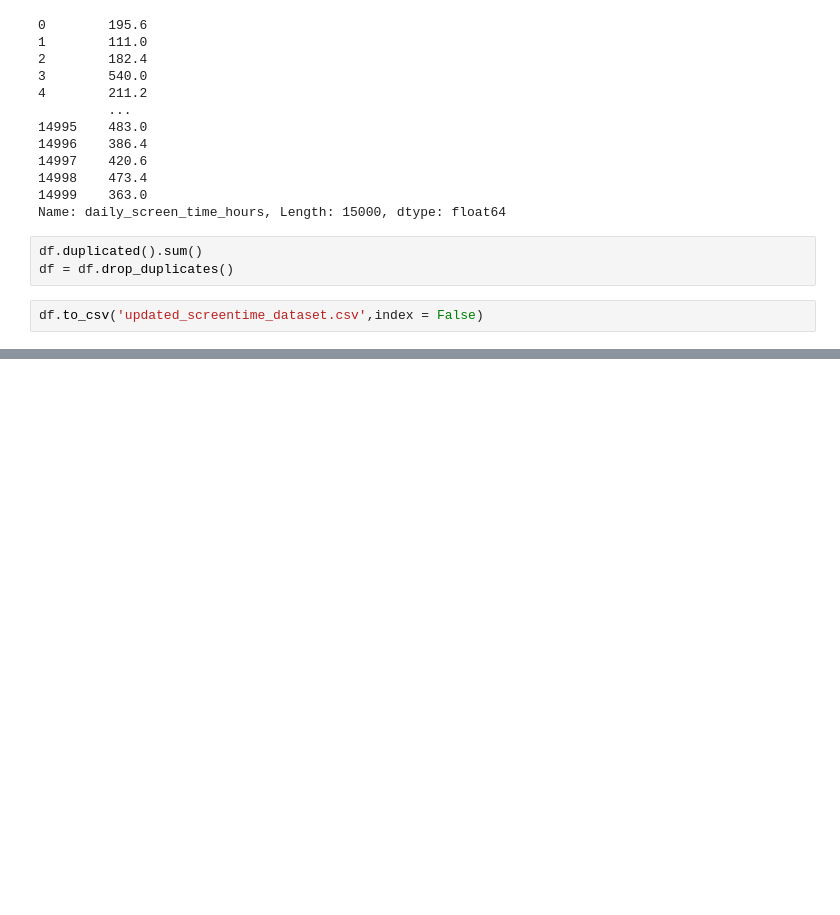
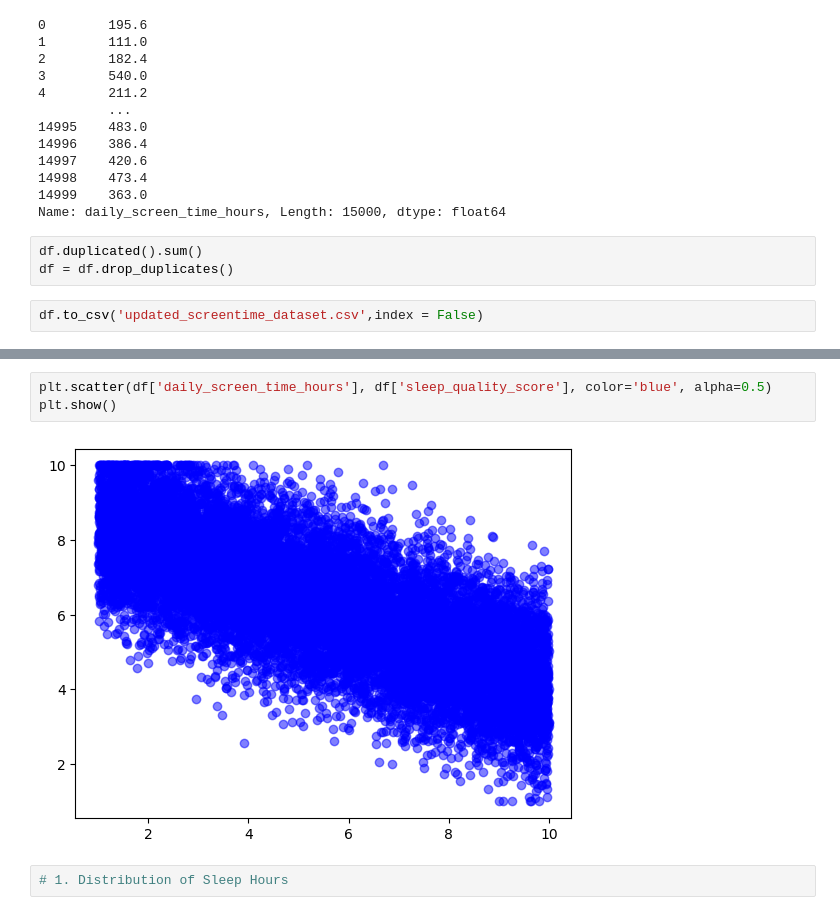
Before and after one commit to Edgezone-commits/data-analysis-projects, a Jupyter notebook: screenanalysis.ipynb, the cells around one changed output, grey strips where cells are left out. Drawn from its saved outputs; the diff is of its cells as text; blank space fills up the shorter version.

```diff
--- a/screenanalysis.ipynb
+++ b/screenanalysis.ipynb
@@ -398,0 +440,7 @@ df.to_csv('updated_screentime_dataset.csv',index = False)
+# %%
+plt.scatter(df['daily_screen_time_hours'], df['sleep_quality_score'], color='blue', alpha=0.5)
+plt.show()
+# %% [output]
+[figure, added]
+# %%
+# 1. Distribution of Sleep Hours
```
Also changed, not shown: parts of 13 cells of this notebook, 2 other files.
